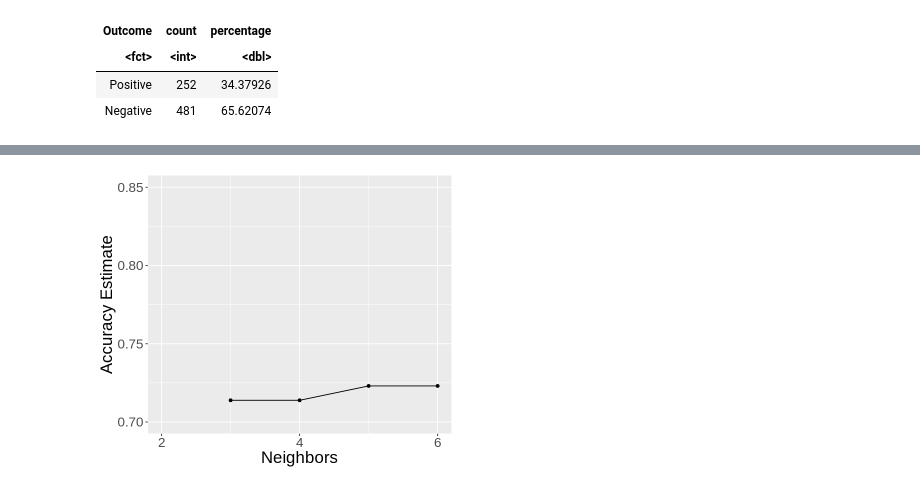
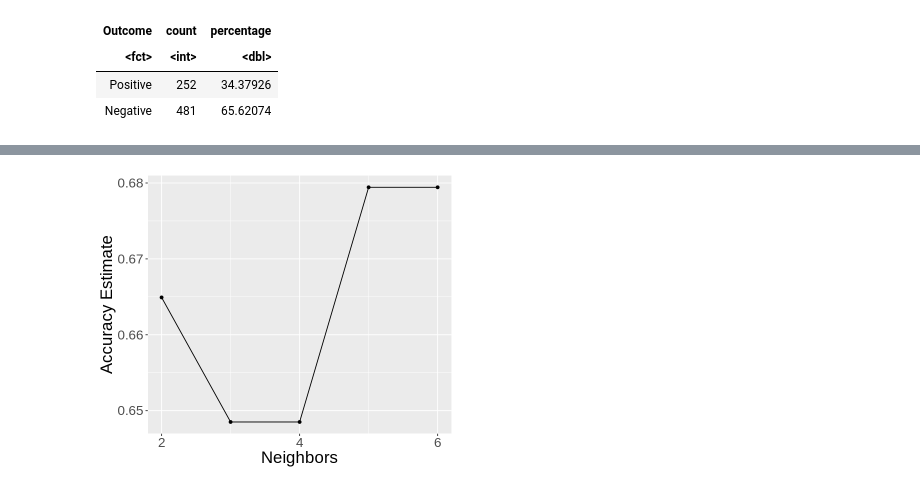
Before and after one commit to NDChavez/diabetes_final, a Jupyter notebook: diabetes_final_project.ipynb, the cells around one changed output, grey strips where cells are left out. Cells and saved outputs as stored; diff of their text form; code cells hidden in the pictures.

```diff
--- a/diabetes_final_project.ipynb
+++ b/diabetes_final_project.ipynb
@@ -183,31 +175,32 @@ knn_spec <- nearest_neighbor(weight_func = "rectangular", neighbors = tune()) |>
 # Create a recipe with preprocessing (scaling and centering the predictors)
 diabetes_recipe <- recipe(Outcome ~ Glucose + BloodPressure + BMI, data = diabetes_train) |>
   step_center(Glucose, BloodPressure, BMI) |>
-  step_scale(Glucose, BloodPressure, BMI)
+  step_scale(Glucose, BloodPressure, BMI) |>
+  step_upsample(Outcome, over_ratio = 1)
 
 # Perform 5-fold cross-validation
 cv_folds <- vfold_cv(diabetes_train, v = 5, strata = Outcome)
 
-# Create a workflow, perform a grid search, and collect metrics
+# Create a workflow with the recipe
 knn_results <- workflow() |>
   add_recipe(diabetes_recipe) |>
   add_model(knn_spec) |>
   tune_grid(resamples = cv_folds, grid = tibble(neighbors = c(2, 3, 4, 5, 6))) |>
   collect_metrics()
 
-# Filter the results for accuracy
+
+# Collect accuracy metrics and filter out rows with missing values
 accuracies <- knn_results |>
   filter(.metric == "accuracy")
 
 
-# Plot neighbors vs accuracy estimate
+# Plot K vs accuracy
 cross_val_plot <- ggplot(accuracies, aes(x = neighbors, y = mean)) +
   geom_point() +
   geom_line() +
   labs(x = "Neighbors", y = "Accuracy Estimate") +
   theme(text = element_text(size = 20)) +
-  scale_x_continuous(breaks = seq(0, 20, 2)) +
-  scale_y_continuous(limits = c(0.7, 0.85))
+  scale_x_continuous(breaks = seq(0, 20, 2))
 
 cross_val_plot
 # %% [output]
@@ -218 +207 @@ Warning message:
-[figure, old version]
+[figure, new version]
```
Also changed, not shown: parts of 2 cells of this notebook.
